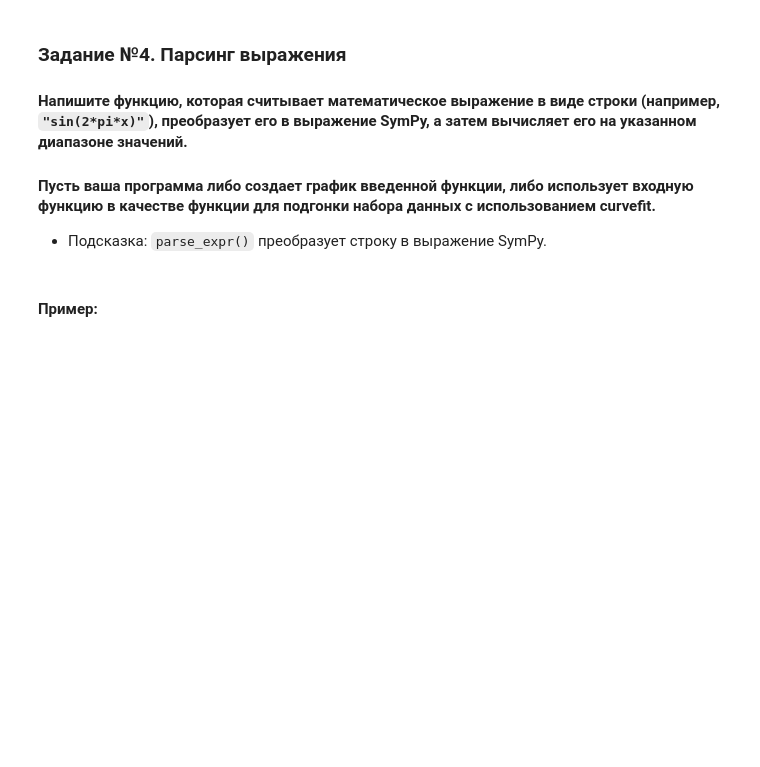
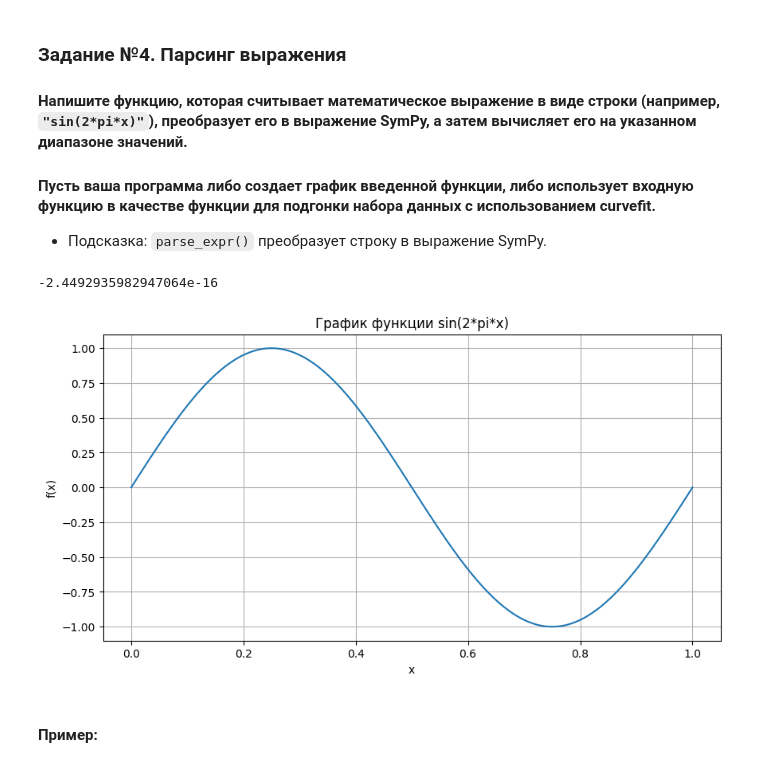
Before and after one commit to DanisStepanov/Computer-mathematics-systems, a Jupyter notebook: 7. Библиотека SymPy/Практическая_работа_№7_Библиотека_SymPy.ipynb, the cells around one changed output. Cells and saved outputs as stored; diff of their text form; code cells hidden in the pictures; blank space fills up the shorter version.

```diff
--- a/7. Библиотека SymPy/Практическая_работа_№7_Библиотека_SymPy.ipynb
+++ b/7. Библиотека SymPy/Практическая_работа_№7_Библиотека_SymPy.ipynb
@@ -16,3 +18,7 @@ $$f = x e^{-x} + x (1-x)$$
 $$x = 0, 0.1, 0.2, 0.4, 0.8$$
 # %% [markdown]
 - Выведите выражение:
+# %%
+x, e = symbols('x e')
+f = x*e**(-x)+x*(1-x)
+display(f)
@@ -42,3 +67,7 @@ $$x^{4} - 6 x^{3} + x^{2} + 24 x + 16$$
 **Факторизация многочлена — представление многочлена в виде произведения многочленов меньших степеней.*
 # %% [markdown]
 - Выведите выражение:
+# %%
+x = symbols('x')
+f_1 = x**4 - 6*x**3+x**2+24*x+16
+display(f_1)
@@ -102,6 +147,33 @@ print(f'Производная интеграла: {diff_integral_f}')
 #### Пусть ваша программа либо создает график введенной функции, либо использует входную функцию в качестве функции для подгонки набора данных с использованием curvefit.
 
 - Подсказка: `parse_expr()` преобразует строку в выражение SymPy.
+# %%
+
+from sympy.parsing.sympy_parser import parse_expr
+import numpy as np
+import matplotlib.pyplot as plt
+
+def func (expr_str):
+  x = sp.symbols('x')
+  expr = parse_expr(expr_str)
+  return sp.lambdify(x,expr,"numpy")
+
+s = "sin(2*pi*x)"
+f_3 = func(s)
+print(f_3(1))
+
+x_vals = np.linspace(0, 1, 500)
+y_vals = f_3(x_vals)
+plt.figure(figsize=(10,5))
+plt.plot(x_vals, y_vals)
+plt.title(f"График функции {s}")
+plt.xlabel('x')
+plt.ylabel('f(x)')
+plt.grid(True)
+plt.show()
+# %% [output]
+-2.4492935982947064e-16
+[figure, added]
 # %% [markdown]
 #### Пример:
 # %%
```
Also changed, not shown: parts of 18 cells of this notebook.
